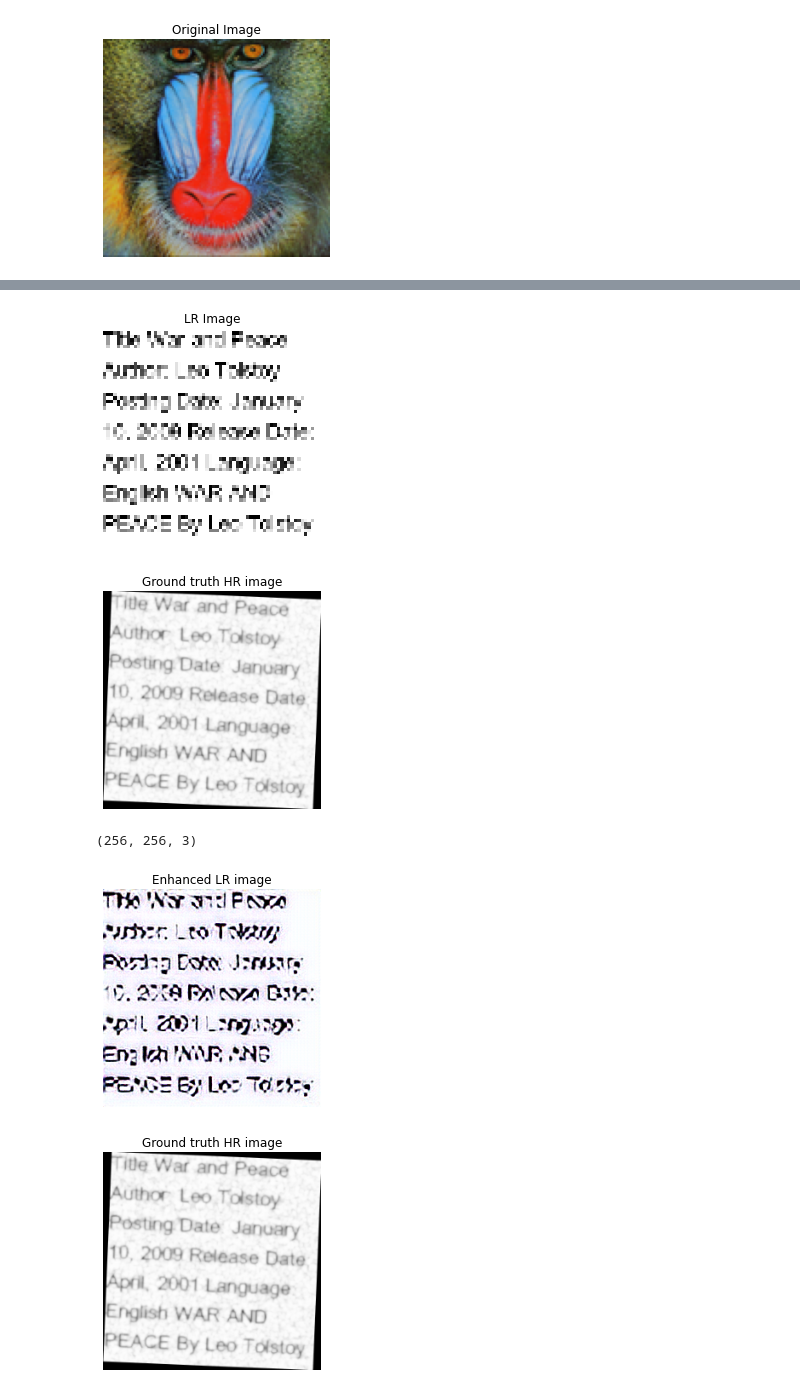
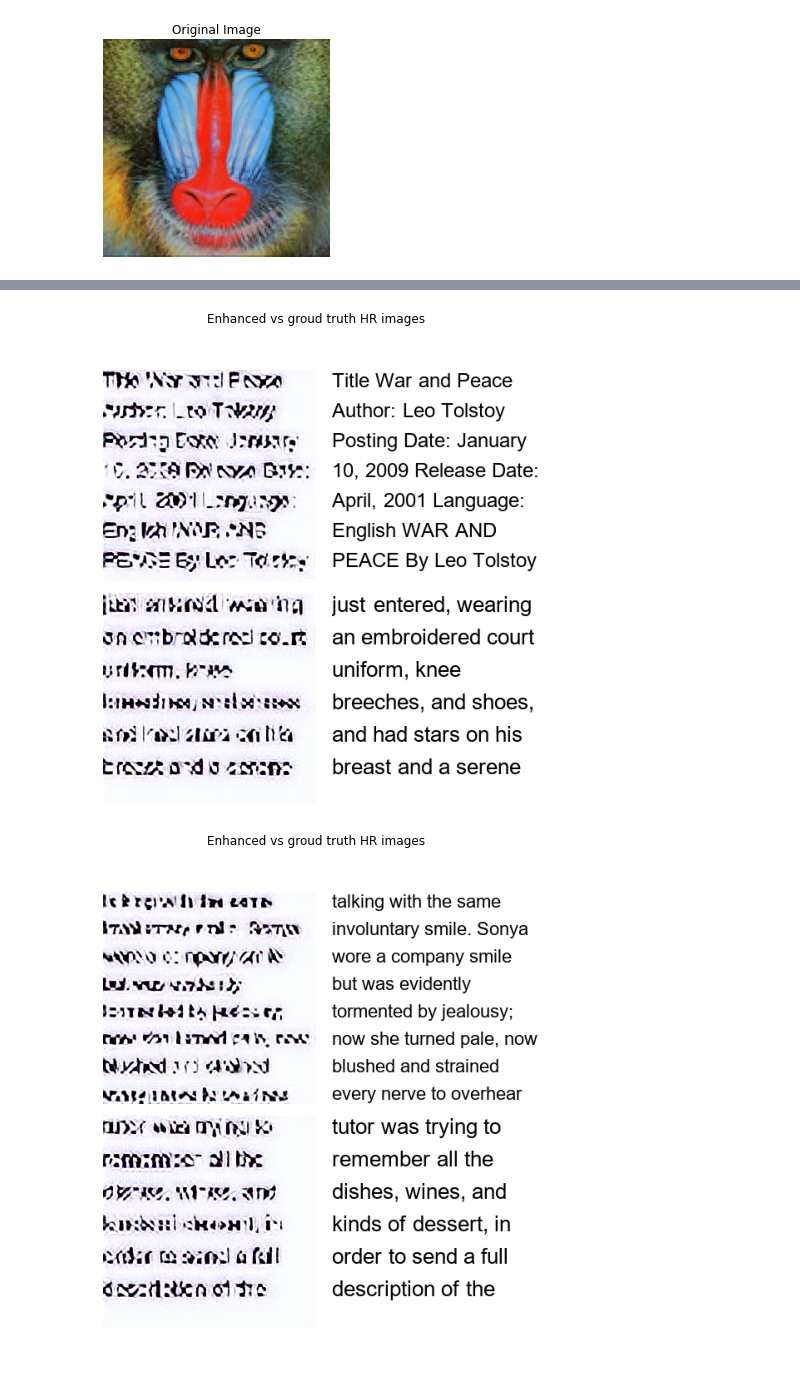
Before and after one commit to Abto-Coursework-Mentoring-2020/super-resolution-engine, a Jupyter notebook: src/main.ipynb, the cells around one changed output, grey strips where cells are left out. Saved outputs shown, nothing was run; the diff lists cells and outputs as text; code cells hidden in the pictures; blank space fills up the shorter version.

Commit message:
Write full training pipeline

```diff
--- a/src/main.ipynb
+++ b/src/main.ipynb
@@ -72,3 +112,9 @@ new im shape (480, 500, 3)
 # %%
 from json import load as json_load
 from os import path
+
+
+IMAGES_DIR = '../data/img'
+CLEAR_IMAGES_DIR = path.join(IMAGES_DIR, 'clear')
+DEGRADATED_IMAGES_DIR = path.join(IMAGES_DIR, 'degradated')
+ANNOTATION_FILE_PATH = './data/annotation.json'
@@ -127,19 +165,40 @@ batch_x, batch_y = next(iter(dataset))
-# %%
-lr_image, hr_image = tf.squeeze(batch_x[0]).numpy(), tf.squeeze(batch_y[0]).numpy()
-plot_image(lr_image, 'LR Image')
-plt.figure()
-plot_image(hr_image, 'Ground truth HR image')
-# %% [output]
-[figure, removed]
-[figure, removed]
-# %%
-for i, img in enumerate(model(batch_x)):
-    print(img.shape)
-    plot_image(tf.squeeze(img), 'Enhanced LR image')
-    plt.figure()
-    plot_image(tf.squeeze(batch_y[i]), 'Ground truth HR image')
-    break
-# %% [output]
-(256, 256, 3)
-[figure, removed]
-[figure, removed]
+# %%
+def read_image(fp, target_size):
+    """
+    Reads image and resizes it with Bicubic interpolation to the target size.
+    """
+    image_string = tf.io.read_file(fp)
+    image_decoded = tf.image.decode_jpeg(image_string, channels=3)
+    image = tf.cast(image_decoded, tf.float32)
+    return tf.image.resize(image, target_size, 'bicubic')
+
+
+def prepare_example(hr_image_fp):
+    """
+    Reads high resolution image and makes one training example from it (low and high resolution images pair).
+    """
+    return read_image(hr_image_fp, LR_IMAGE_SIZE), read_image(hr_image_fp, HR_IMAGE_SIZE)
+
+
+LR_IMAGE_SIZE = 64, 64
+HR_IMAGE_SIZE = 256, 256
+
+
+def examples_generator():
+    for lr_fp in glob(path.join(CLEAR_IMAGES_DIR, '*')):
+        yield prepare_example(lr_fp)
+
+
+def get_dataset():
+    return tf.data.Dataset.from_generator(examples_generator, (tf.float32, tf.float32))
+
+
+ds_iter = iter(get_dataset().batch(4))
+
+for i in range(3):
+    X, y = next(ds_iter)
+    enhanced_batch = model(X)
+    plot_multiple_images([enhanced_batch, y], 'Enhanced vs groud truth HR images', figsize=(8, 8))
+# %% [output]
+[figure, added]
+[figure, added]
```
Also changed, not shown: parts of 20 cells of this notebook.
